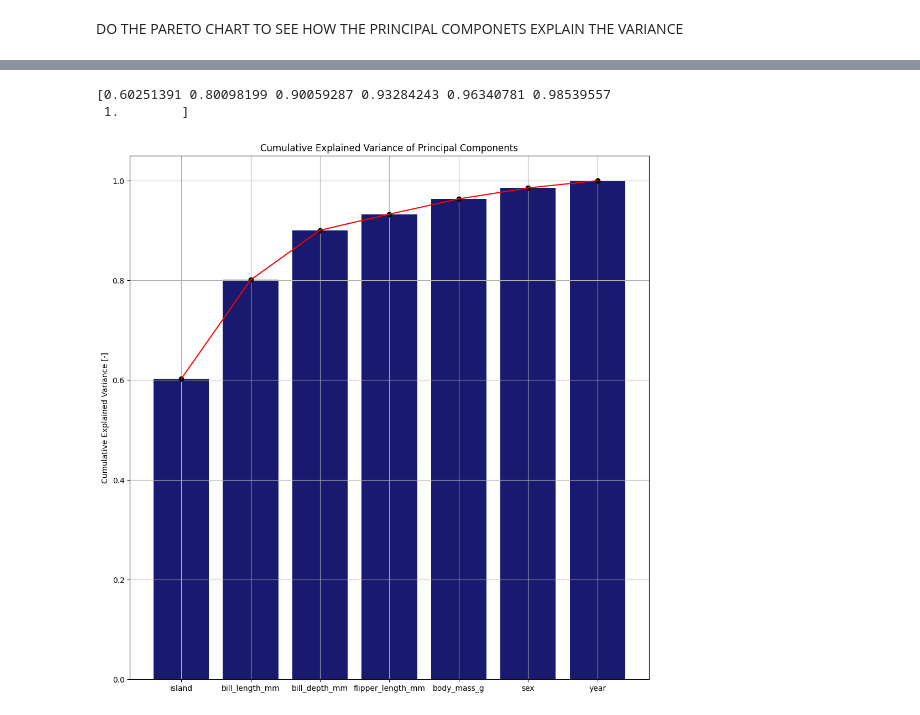
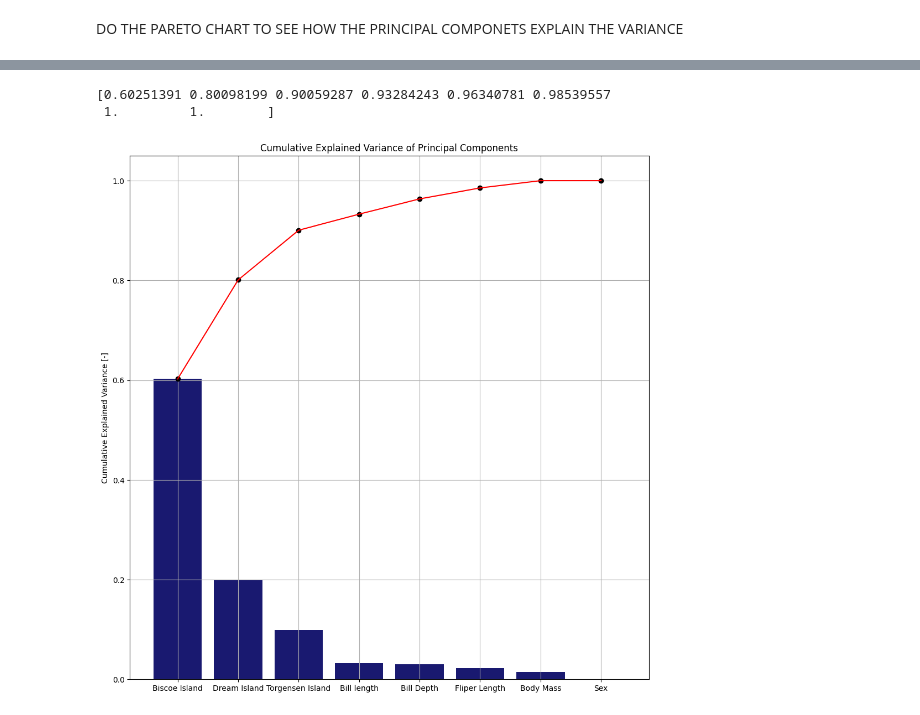
Before and after one commit to Brizzum/ML-reports, a Jupyter notebook: R1.ipynb, the cells around one changed output, grey strips where cells are left out. Cells and saved outputs as stored; diff of their text form; code cells hidden in the pictures.

```diff
--- a/R1.ipynb
+++ b/R1.ipynb
@@ -285,13 +274,13 @@ plt.show()
 
       As the data has being already standarized, the PCA can be done diretly
 # %%
-# Import the package PCA from sklearn
-from sklearn.decomposition import PCA
-
-
 # Separate the data into attributes X and target class y
 X_pca = penguins.iloc[:,1:].values
 y_pca = penguins.iloc[:,0].values
+
+# Get the name for attributes and target class
+attributeNames_PCA = ['Biscoe Island', 'Dream Island', 'Torgensen Island', 'Bill length', 'Bill Depth', 'Fliper Length', 'Body Mass','Sex']
+targetName_PCA = ['Species']
 
 # Perform PCA with 2 components
 pca = PCA(n_components=2)
@@ -365,8 +415,8 @@ DO THE PARETO CHART TO SEE HOW THE PRINCIPAL COMPONETS EXPLAIN THE VARIANCE
 X_pca = penguins.iloc[:,1:].values
 y_pca = penguins.iloc[:,0].values
 
-# Perform PCA with 2 components
-pca = PCA(n_components=7)
+# Perform PCA with 8 components
+pca = PCA(n_components=8)
 principalComponents = pca.fit_transform(X_pca)
 # %%
 # Weight of the principal components in a bar diagram
@@ -388,21 +438,22 @@ plt.show()
 # %%
 # Comulative explained variance plot
 
 # Calculate the cumulative explained variance
 cum_exp_var = np.cumsum(pca.explained_variance_ratio_)
 print(cum_exp_var)
 
+
 # Plot the cumulative explained variance
 plt.figure(figsize=(10, 10))
 plt.grid()
-plt.bar(attributeNames[1:], cum_exp_var, color ='#191970')
+plt.bar(attributeNames_PCA, pca.explained_variance_ratio_, color ='#191970')
 plt.plot(cum_exp_var, 'ok')
 plt.plot(cum_exp_var, color='red')
 plt.tight_layout()
 plt.ylabel('Cumulative Explained Variance [-]')
 plt.title('Cumulative Explained Variance of Principal Components')
 plt.show()
 # %% [output]
 [0.60251391 0.80098199 0.90059287 0.93284243 0.96340781 0.98539557
- 1.        ]
+ 1.         1.        ]
-[figure, old version]
+[figure, new version]
```
Also changed, not shown: parts of 13 cells of this notebook.
